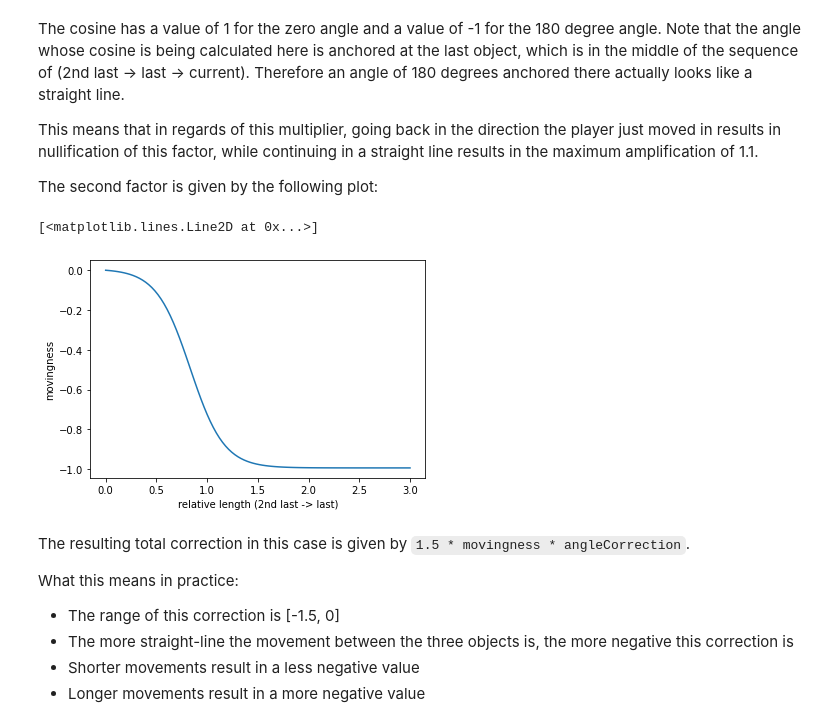
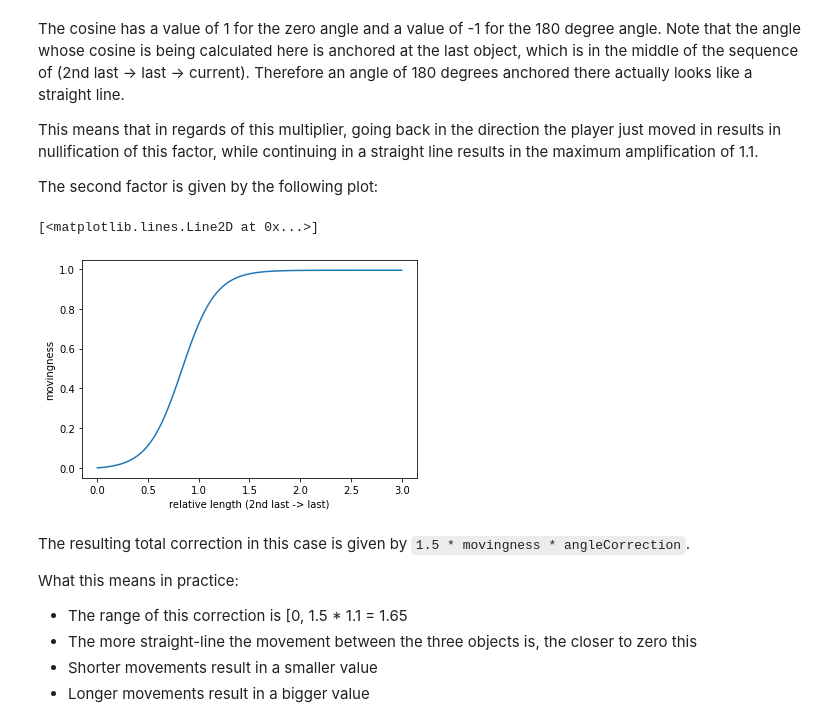
Before and after one commit to bdach/delta-rework-docs, a Jupyter notebook: Movement extraction.ipynb, the cells around one changed output. Cells and saved outputs as stored; diff of their text form; code cells hidden in the pictures.

Commit message:
Fix wrong logistic formula & resulting conclusions

```diff
--- a/Movement extraction.ipynb
+++ b/Movement extraction.ipynb
@@ -58,25 +58,25 @@ This means that in regards of this multiplier, going back in the direction the p
 The second factor is given by the following plot:
 # %%
 def logistic(xs):
-    return 1 / (np.exp(xs) + 1)
+    return 1 / (np.exp(-xs) + 1)
 
 xs = np.linspace(0, 3, 100)
 ys = logistic(xs * 6 - 5) - logistic(-5)
 
 fig = plt.figure()
 ax = fig.add_subplot()
 ax.set_ylabel("movingness")
 ax.set_xlabel("relative length (2nd last -> last)")
 plt.plot(xs, ys)
 # %% [output]
 [<matplotlib.lines.Line2D at 0x...>]
-[figure, old version]
+[figure, new version]
 # %% [markdown]
 The resulting total correction in this case is given by `1.5 * movingness * angleCorrection`.
 
 What this means in practice:
 
-* The range of this correction is \[-1.5, 0\]
-* The more straight-line the movement between the three objects is, the more negative this correction is
-* Shorter movements result in a less negative value
-* Longer movements result in a more negative value
+* The range of this correction is \[0, 1.5 * 1.1 = 1.65
+* The more straight-line the movement between the three objects is, the closer to zero this
+* Shorter movements result in a smaller value
+* Longer movements result in a bigger value
```
